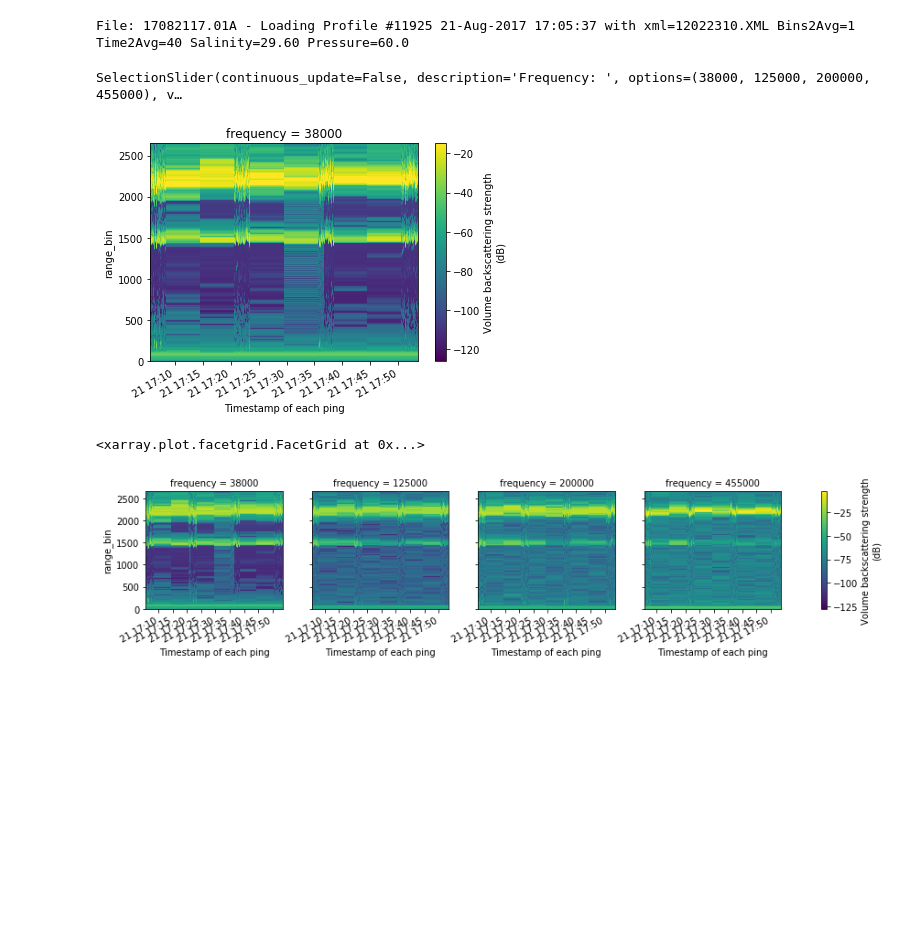
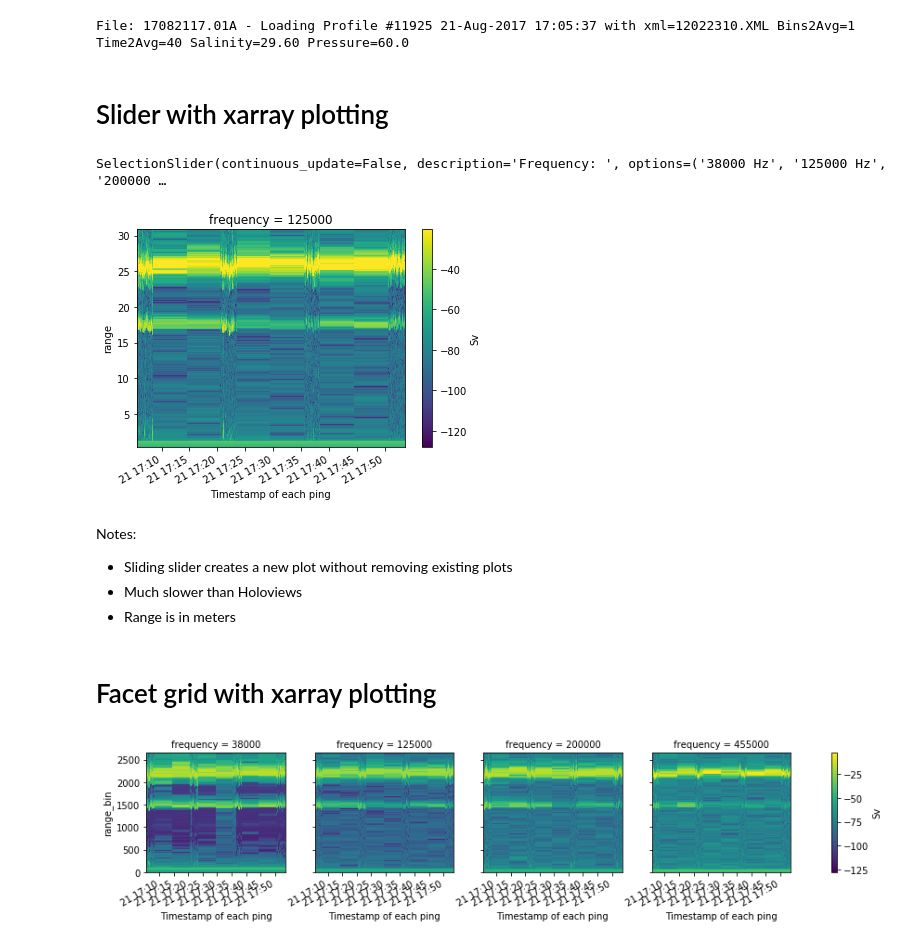
Before and after one commit to OSOceanAcoustics/echopype, a Jupyter notebook: echopype/view/azfp.ipynb, the cells around one changed output. Drawn from its saved outputs; the diff is of its cells as text; code cells hidden in the pictures; blank space fills up the shorter version.

Commit message:
plot range instead of range_bin"

```diff
--- a/echopype/view/azfp.ipynb
+++ b/echopype/view/azfp.ipynb
@@ -16,40 +15,44 @@ azfp_xml_path = '../data/17041823.XML'
 azfp_01a_path = '../data/17082117.01A'
 # %%
 tmp_convert = ConvertAZFP(azfp_01a_path, azfp_xml_path)
-tmp_convert.parse_raw()
+tmp_convert.raw2nc()
+tmp_echo = EchoDataAZFP(tmp_convert.nc_path)
 
-# Convert to .nc file
-tmp_convert.raw2nc()
-
-tmp_echo = EchoDataAZFP(tmp_convert.nc_path)
 tmp_echo.calibrate(save=False)
 tmp_echo.calibrate_ts(save=False)
-data = xr.open_dataset(tmp_convert.nc_path)
-tmp_echo.Sv.name = "Volume backscattering strength (dB)"
-tmp_echo.TS.name = "Target strength (dB)"
+tmp_echo.Sv.name = "Sv"
+tmp_echo.TS.name = "TS"
 # %% [output]
 File: 17082117.01A - Loading Profile #11925 21-Aug-2017 17:05:37 with xml=12022310.XML Bins2Avg=1 Time2Avg=40 Salinity=29.60 Pressure=60.0
+# %% [markdown]
+# Slider with xarray plotting
 # %%
-Sv_plot = tmp_echo.Sv.sel(frequency=tmp_echo.Sv.frequency.values[0]).plot(y='range_bin')
+new_da = lambda i: tmp_echo.Sv.isel(frequency=i).swap_dims({'range_bin': 'range'})
+new_da(1).plot(y='range')
 
 def update_plot_Sv(change):
-    tmp_echo.Sv.sel(frequency=change['new']).plot(y='range_bin')
-    plt.show()
+    new_da(change['new']).plot(y='range')
 
 Sv_slider = widgets.SelectionSlider(
-    options=list(tmp_echo.Sv.frequency.values),
+    options=[f'{frequency}{" Hz"}' for frequency in list(tmp_echo.Sv.frequency.values)],
     description="Frequency: ",
     continuous_update=False,
     readout = True
 )
-Sv_slider.observe(update_plot_Sv, names='value')
+Sv_slider.observe(update_plot_Sv, names='index')
 display(Sv_slider)
 # %% [output]
-SelectionSlider(continuous_update=False, description='Frequency: ', options=(38000, 125000, 200000, 455000), v…
+SelectionSlider(continuous_update=False, description='Frequency: ', options=('38000 Hz', '125000 Hz', '200000 …
-[figure, old version]
+[figure, new version]
+# %% [markdown]
+Notes:
+* Sliding slider creates a new plot without removing existing plots
+* Much slower than Holoviews
+* Range is in meters
+# %% [markdown]
+# Facet grid with xarray plotting
 # %%
-tmp_echo.Sv.plot(y='range_bin', col='frequency')
+tmp_echo.Sv.plot(y='range_bin', col='frequency');
 # %% [output]
-<xarray.plot.facetgrid.FacetGrid at 0x...>
-[figure, old version]
+[figure, new version]
 # %%
```
Also changed, not shown: parts of 7 cells of this notebook.
